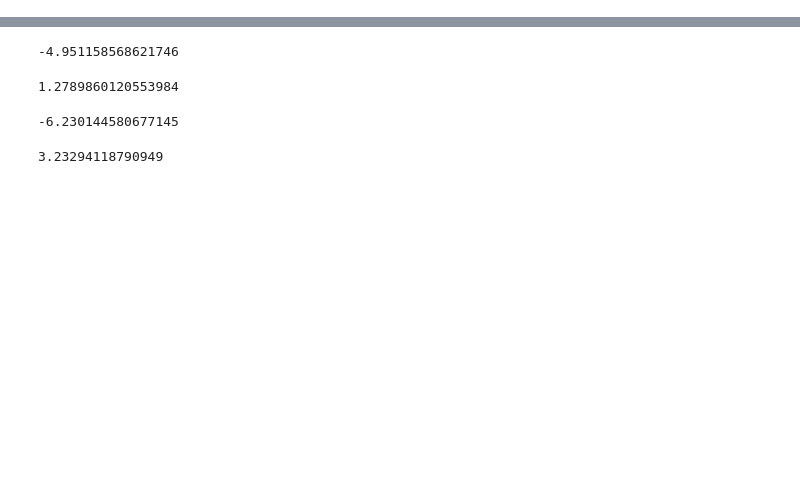
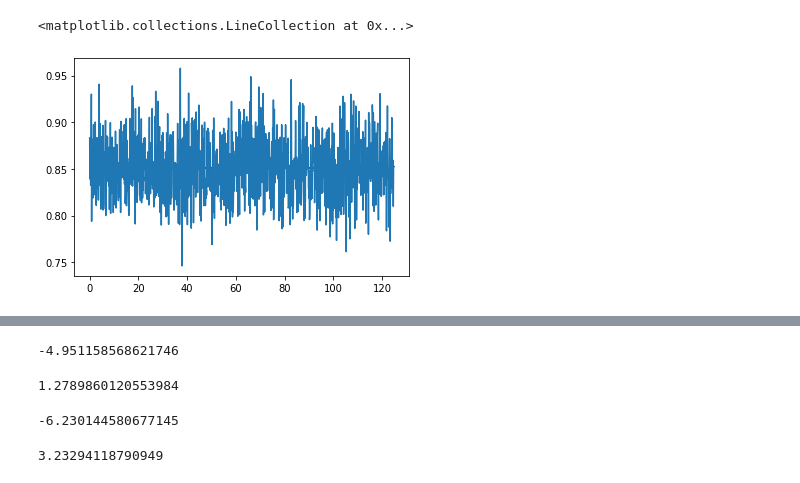
Before and after one commit to g-bauer/sargas, a Jupyter notebook: example/Untitled1.ipynb, the cells around one changed output, grey strips where cells are left out. Saved outputs shown, nothing was run; the diff lists cells and outputs as text; code cells hidden in the pictures; blank space fills up the shorter version.

```diff
--- a/example/Untitled1.ipynb
+++ b/example/Untitled1.ipynb
@@ -43,3 +44,9 @@ results.head()
+# %%
+plt.plot(results.time, results.temperature)
+plt.hlines(t_init, 0, 120, "k")
+# %% [output]
+<matplotlib.collections.LineCollection at 0x...>
+[figure, added]
 # %%
 plt.plot(results.time, results.potential_energy)
 plt.plot(results.time, results.kinetic_energy)
```
Also changed, not shown: parts of 4 cells of this notebook, 2 other files.
